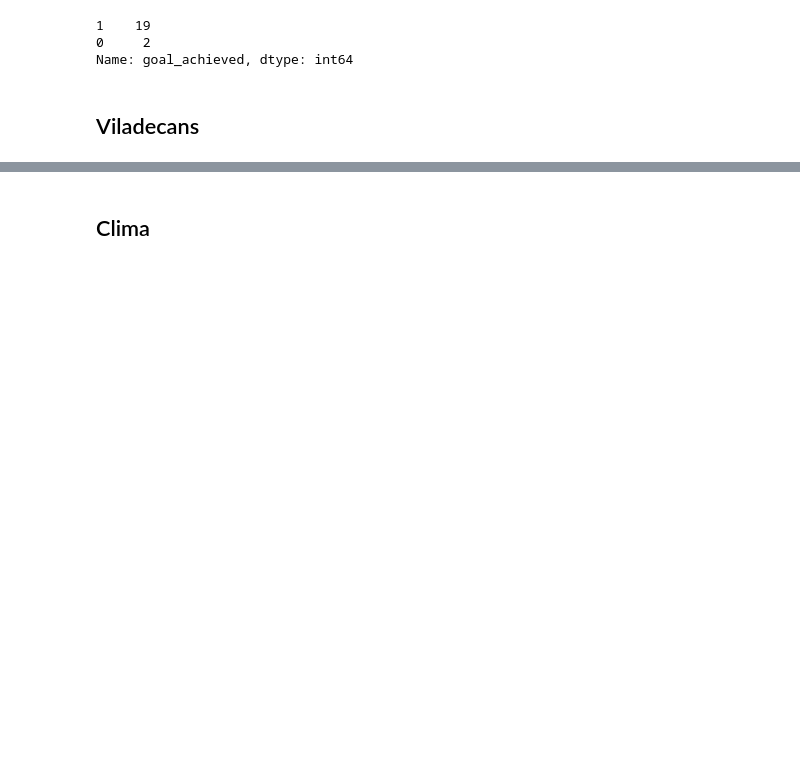
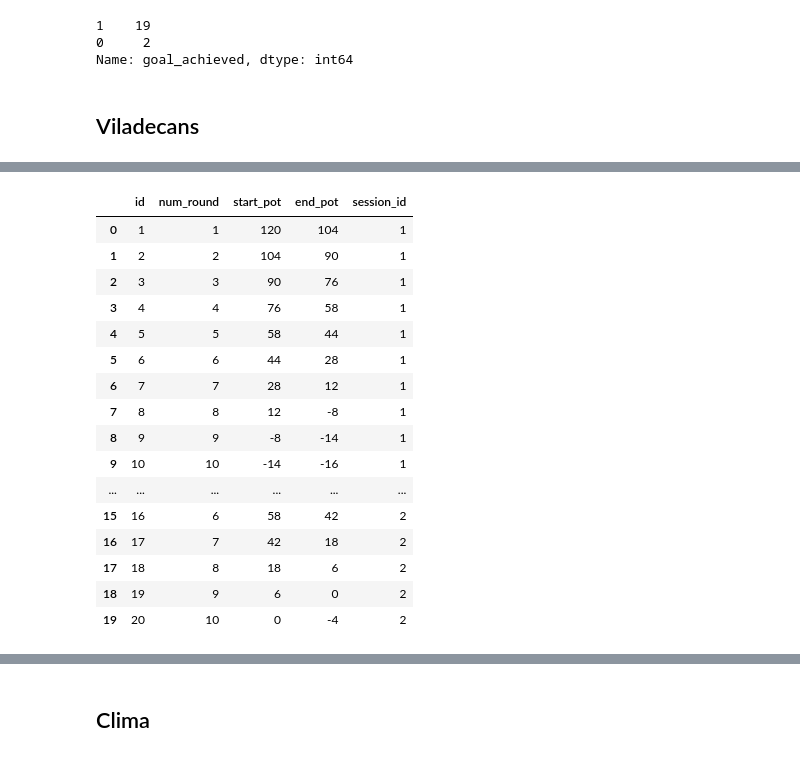
Before and after one commit to menektoni/TfG, a Jupyter notebook: Data_Analysis.ipynb, the cells around one changed output, grey strips where cells are left out. Saved outputs shown, nothing was run; the diff lists cells and outputs as text; code cells hidden in the pictures; blank space fills up the shorter version.

Commit message:
Addition of the two remaining db. Experienced some errors with users_cccb and ciutadella. Ready to start the feature engineering.

```diff
--- a/Data_Analysis.ipynb
+++ b/Data_Analysis.ipynb
@@ -48,3 +49,8 @@ games['goal_achieved'].value_counts()
 Name: goal_achieved, dtype: int64
 # %% [markdown]
 ## Viladecans
+# %%
+partida = pd.read_csv('/Users/tonidomenech/Desktop/TfG/Data/Viladecans/partida.csv')
+ronda = pd.read_csv('/Users/tonidomenech/Desktop/TfG/Data/Viladecans/ronda.csv')
+user = pd.read_csv('/Users/tonidomenech/Desktop/TfG/Data/Viladecans/user.csv')
+user_ronda = pd.read_csv('/Users/tonidomenech/Desktop/TfG/Data/Viladecans/userronda.csv')
@@ -50,0 +66,20 @@ Name: goal_achieved, dtype: int64
+# %%
+ronda.head(20)
+# %% [output]
+|  | id | num_round | start_pot | end_pot | session_id |
+| 0 | 1 | 1 | 120 | 104 | 1 |
+| 1 | 2 | 2 | 104 | 90 | 1 |
+| 2 | 3 | 3 | 90 | 76 | 1 |
+| 3 | 4 | 4 | 76 | 58 | 1 |
+| 4 | 5 | 5 | 58 | 44 | 1 |
+| 5 | 6 | 6 | 44 | 28 | 1 |
+| 6 | 7 | 7 | 28 | 12 | 1 |
+| 7 | 8 | 8 | 12 | -8 | 1 |
+| 8 | 9 | 9 | -8 | -14 | 1 |
+| 9 | 10 | 10 | -14 | -16 | 1 |
+| ... | ... | ... | ... | ... | ... |
+| 15 | 16 | 6 | 58 | 42 | 2 |
+| 16 | 17 | 7 | 42 | 18 | 2 |
+| 17 | 18 | 8 | 18 | 6 | 2 |
+| 18 | 19 | 9 | 6 | 0 | 2 |
+| 19 | 20 | 10 | 0 | -4 | 2 |
```
Also changed, not shown: parts of 8 cells of this notebook.
